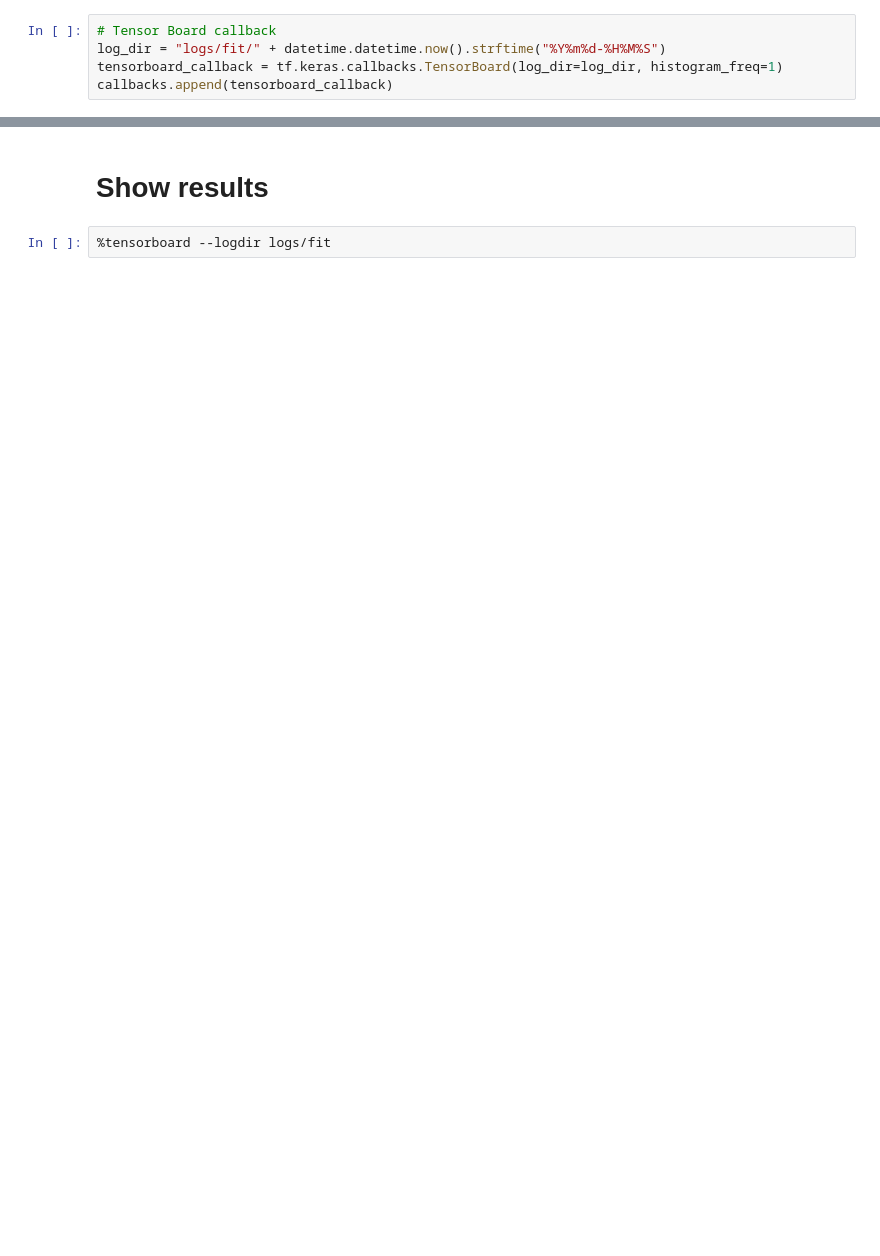
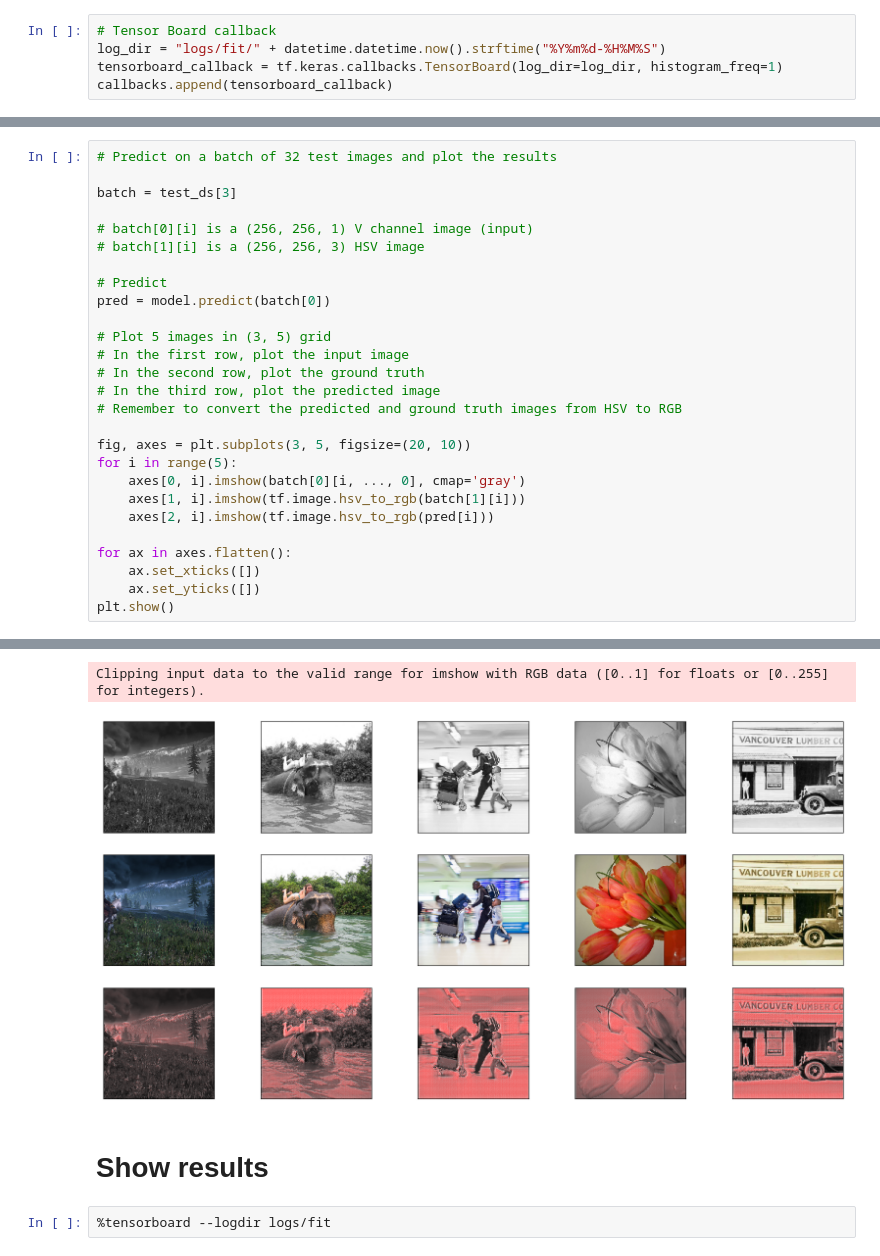
Before and after one commit to Dario-CP/comp4471_final_project, a Jupyter notebook: U_net.ipynb, the cells around one changed output, grey strips where cells are left out. Drawn from its saved outputs; the diff is of its cells as text; blank space fills up the shorter version.

```diff
--- a/U_net.ipynb
+++ b/U_net.ipynb
@@ -336,0 +333,28 @@ KeyboardInterrupt: ignored
+# %%
+# Predict on a batch of 32 test images and plot the results
+
+batch = test_ds[3]
+
+# batch[0][i] is a (256, 256, 1) V channel image (input)
+# batch[1][i] is a (256, 256, 3) HSV image
+
+# Predict
+pred = model.predict(batch[0])
+
+# Plot 5 images in (3, 5) grid
+# In the first row, plot the input image
+# In the second row, plot the ground truth
+# In the third row, plot the predicted image
+# Remember to convert the predicted and ground truth images from HSV to RGB
+
+fig, axes = plt.subplots(3, 5, figsize=(20, 10))
+for i in range(5):
+    axes[0, i].imshow(batch[0][i, ..., 0], cmap='gray')
+    axes[1, i].imshow(tf.image.hsv_to_rgb(batch[1][i]))
+    axes[2, i].imshow(tf.image.hsv_to_rgb(pred[i]))
+
+for ax in axes.flatten():
+    ax.set_xticks([])
+    ax.set_yticks([])
+plt.show()
+# %% [output]
@@ -337,3 +362,5 @@ KeyboardInterrupt: ignored
+Clipping input data to the valid range for imshow with RGB data ([0..1] for floats or [0..255] for integers).
+[figure, added]
 # %% [markdown]
 # Show results
 # %%
```
Also changed, not shown: parts of 28 cells of this notebook, 10 other files.
